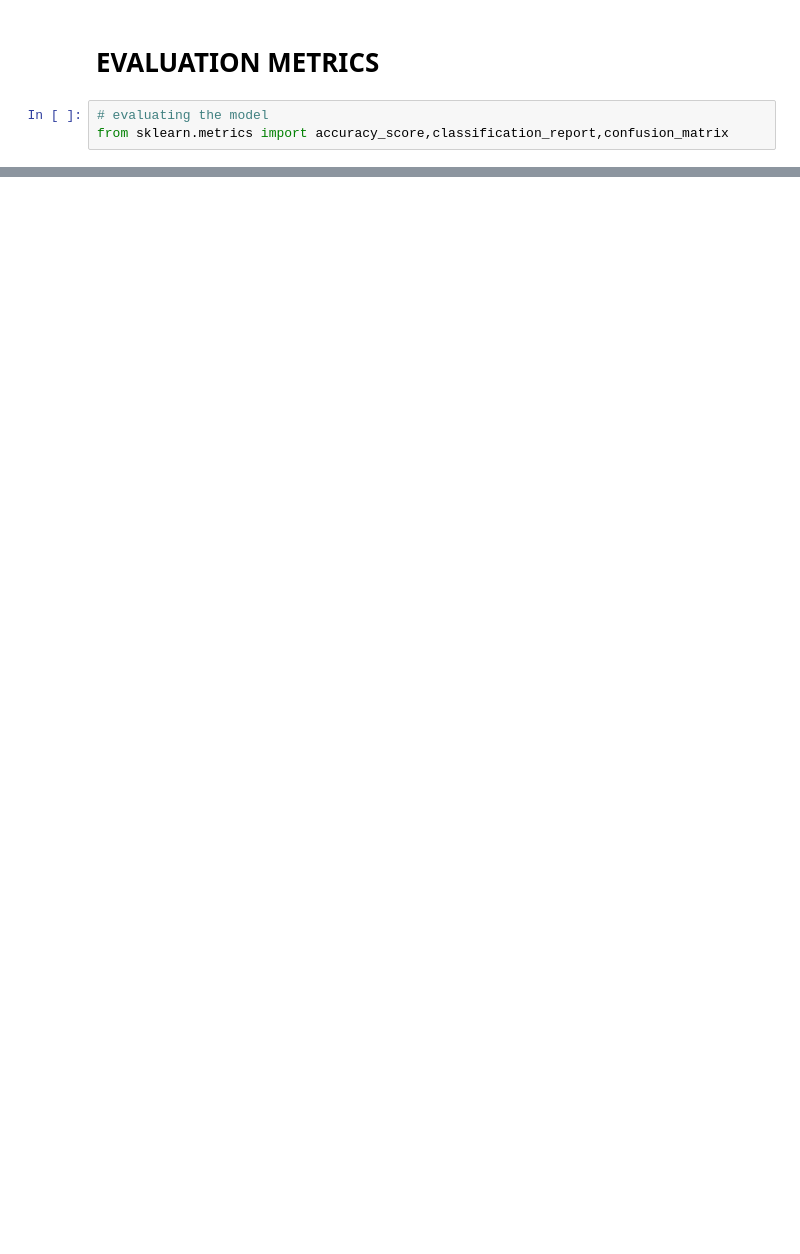
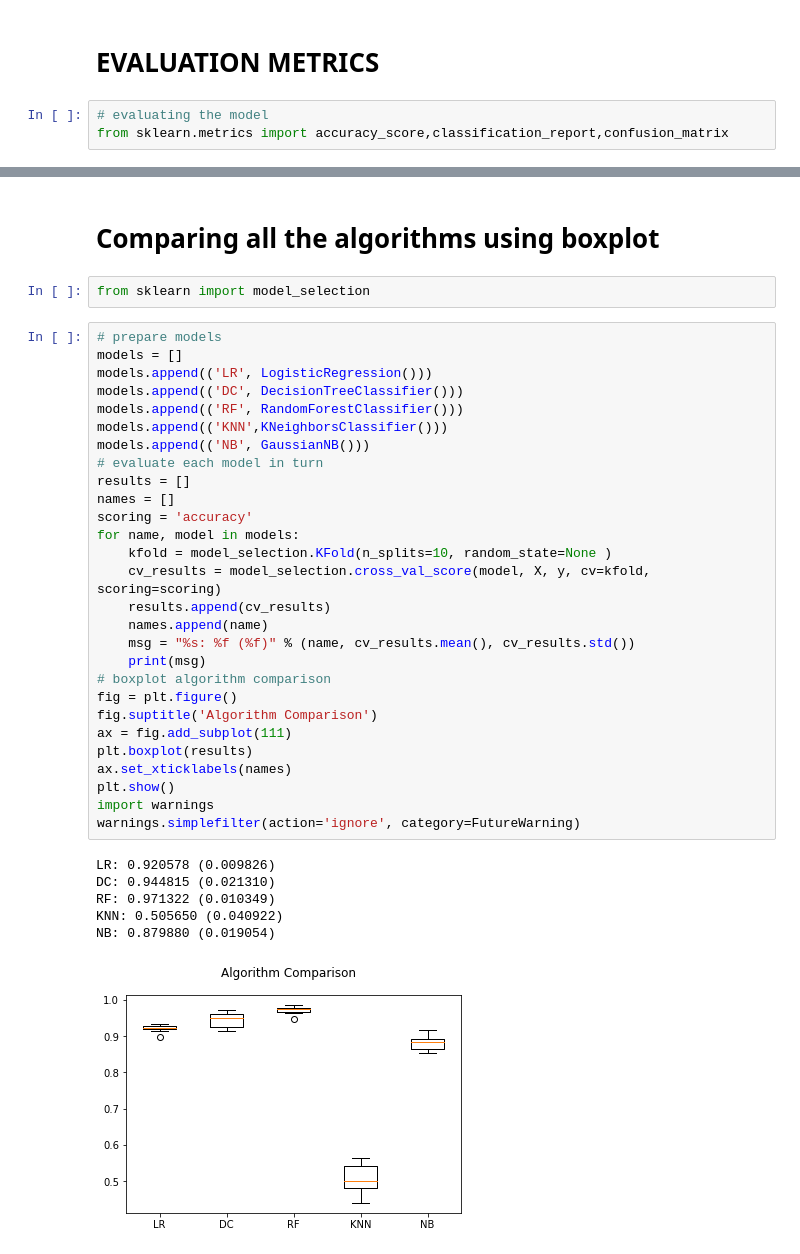
Before and after one commit to IBM-EPBL/IBM-Project-30253-1660142900, a Jupyter notebook: Project Development Phase/Sprint 2/Model Building.ipynb, the cells around one changed output, grey strips where cells are left out. Drawn from its saved outputs; the diff is of its cells as text; blank space fills up the shorter version.

```diff
--- a/Project Development Phase/Sprint 2/Model Building.ipynb
+++ b/Project Development Phase/Sprint 2/Model Building.ipynb
@@ -306,0 +498,39 @@ weighted avg       0.91      0.91      0.91      3317
+# %% [markdown]
+# Comparing all the algorithms using boxplot
+# %%
+from sklearn import model_selection
+# %%
+# prepare models
+models = []
+models.append(('LR', LogisticRegression()))
+models.append(('DC', DecisionTreeClassifier()))
+models.append(('RF', RandomForestClassifier()))
+models.append(('KNN',KNeighborsClassifier()))
+models.append(('NB', GaussianNB()))
+# evaluate each model in turn
+results = []
+names = []
+scoring = 'accuracy'
+for name, model in models:
+	kfold = model_selection.KFold(n_splits=10, random_state=None )
+	cv_results = model_selection.cross_val_score(model, X, y, cv=kfold, scoring=scoring)
+	results.append(cv_results)
+	names.append(name)
+	msg = "%s: %f (%f)" % (name, cv_results.mean(), cv_results.std())
+	print(msg)
+# boxplot algorithm comparison
+fig = plt.figure()
+fig.suptitle('Algorithm Comparison')
+ax = fig.add_subplot(111)
+plt.boxplot(results)
+ax.set_xticklabels(names)
+plt.show()
+import warnings
+warnings.simplefilter(action='ignore', category=FutureWarning)
+# %% [output]
+LR: 0.920578 (0.009826)
+DC: 0.944815 (0.021310)
+RF: 0.971322 (0.010349)
+KNN: 0.505650 (0.040922)
+NB: 0.879880 (0.019054)
+[figure, added]
```
Also changed, not shown: parts of 48 cells of this notebook.
